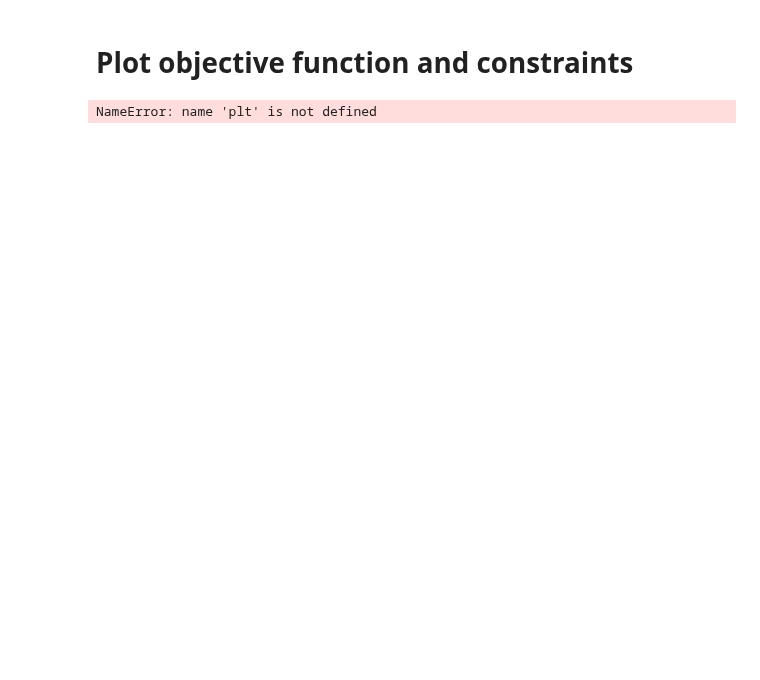
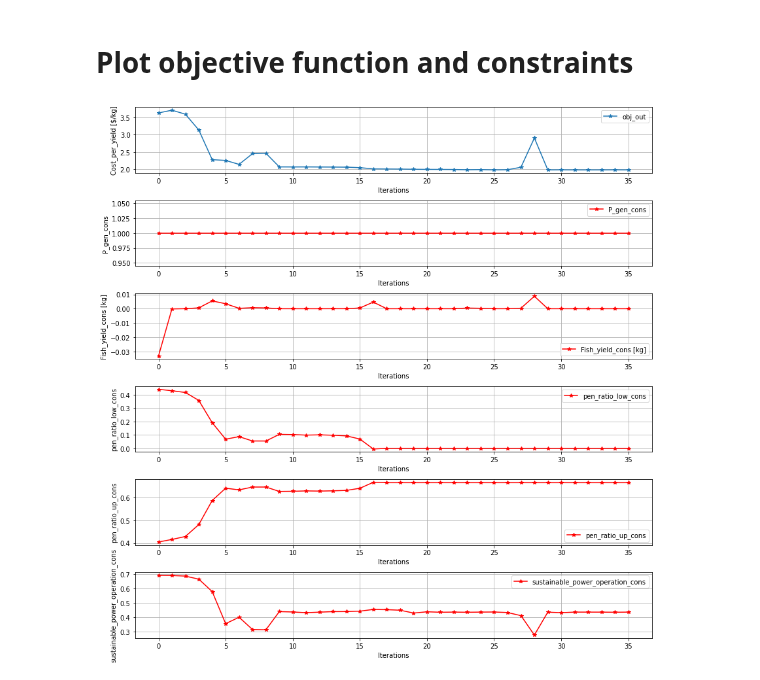
Before and after one commit to symbiotic-engineering/Aquaculture, a Jupyter notebook: run_sim_wpaf.ipynb, the cells around one changed output. Cells and saved outputs as stored; diff of their text form; code cells hidden in the pictures; blank space fills up the shorter version.

```diff
--- a/run_sim_wpaf.ipynb
+++ b/run_sim_wpaf.ipynb
@@ -83,11 +88,2 @@ aqua_opt_obj.plot_variable()
 # %% [markdown]
 # Plot objective function and constraints
-# %%
-fig, ax = plt.subplots(1,1)
-ax.plot(op_obj.f, label='obj_out', marker='*')
-ax.set(xlabel='Iterations', ylabel='Cost_per_yield [$/kg]')
-ax.legend()
-ax.grid(True)
-plt.show()
-# %% [output]
-NameError: name 'plt' is not defined
@@ -107,0 +90,26 @@ plt.show()
+# %%
+from matplotlib import pyplot as plt
+
+cons_title = ['P_gen_cons','Fish_yield_cons [kg]','pen_ratio_low_cons', 'pen_ratio_up_cons', 'sustainable_power_operation_cons']
+cons_no = len(cons_title)
+
+fig, axes = plt.subplots(1+cons_no, 1, figsize=(12, 12))
+
+ax0 = axes[0]
+ax0.plot(op_obj.f, label='obj_out', marker='*')
+ax0.set(xlabel='Iterations', ylabel='Cost_per_yield [$/kg]')
+ax0.legend()
+ax0.grid(True)
+
+
+for i in range (cons_no):
+    ax_cons = axes[i+1]
+    ax_cons.plot(op_obj.ineq[:, i], 'r', label=cons_title[i], marker='*')
+    ax_cons.set(xlabel='Iterations', ylabel=cons_title[i]);
+    ax_cons.legend()
+    ax_cons.grid(True)
+
+plt.tight_layout()
+plt.show()
+# %% [output]
+[figure, added]
```
Also changed, not shown: parts of 4 cells of this notebook, 5 other files.
